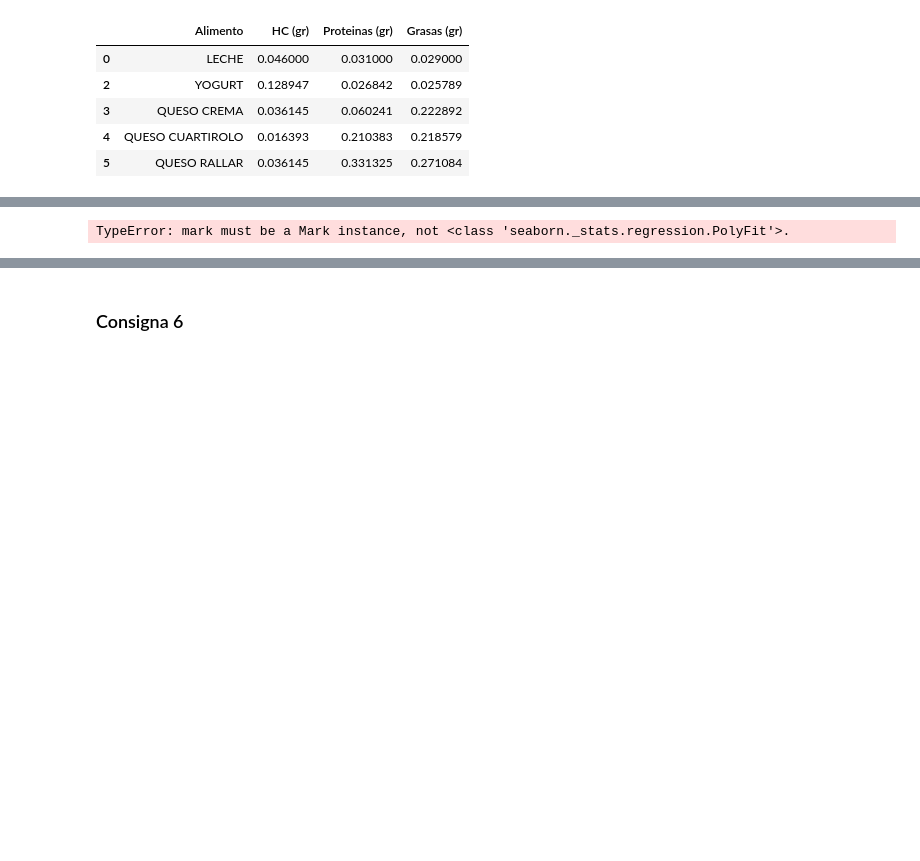
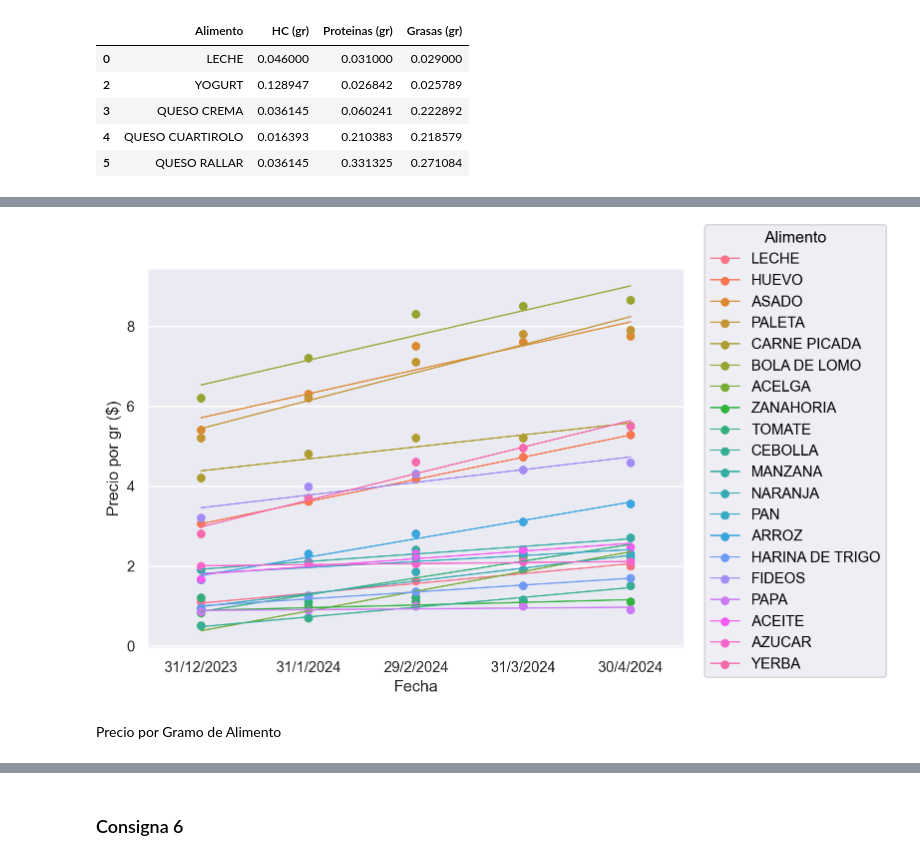
Before and after one commit to iggallardo-uba/ALC-TP2, a Jupyter notebook: Grupo-GR18.ipynb, the cells around one changed output, grey strips where cells are left out. Cells and saved outputs as stored; diff of their text form; code cells hidden in the pictures; blank space fills up the shorter version.

```diff
--- a/Grupo-GR18.ipynb
+++ b/Grupo-GR18.ipynb
@@ -374,0 +375,4 @@ consumidores_nutricional
+# %%
+melted_nutricional = consumidores_nutricional.melt(id_vars=["Alimento","HC (gr)","Proteinas (gr)","Grasas (gr)"],var_name='Fecha',value_name='Precio por gr ($)')
+
+melted_nutricional
@@ -375,4 +393,6 @@ consumidores_nutricional
 # %%
-so.Plot(data=consumidores_nutricional, x="HC (gr)", y="31/12/2023 ($)", color="Alimento").add(so.Dot()).add(so.PolyFit(order=1))
+so.Plot(data=melted_nutricional, x="Fecha", y="Precio por gr ($)", color="Alimento").add(so.Dot()).add(so.Line(linewidth=1), so.PolyFit(1))
 # %% [output]
-TypeError: mark must be a Mark instance, not <class 'seaborn._stats.regression.PolyFit'>.
+[figure, added]
+# %% [markdown]
+Precio por Gramo de Alimento
```
Also changed, not shown: parts of 23 cells of this notebook, 1 other file.
